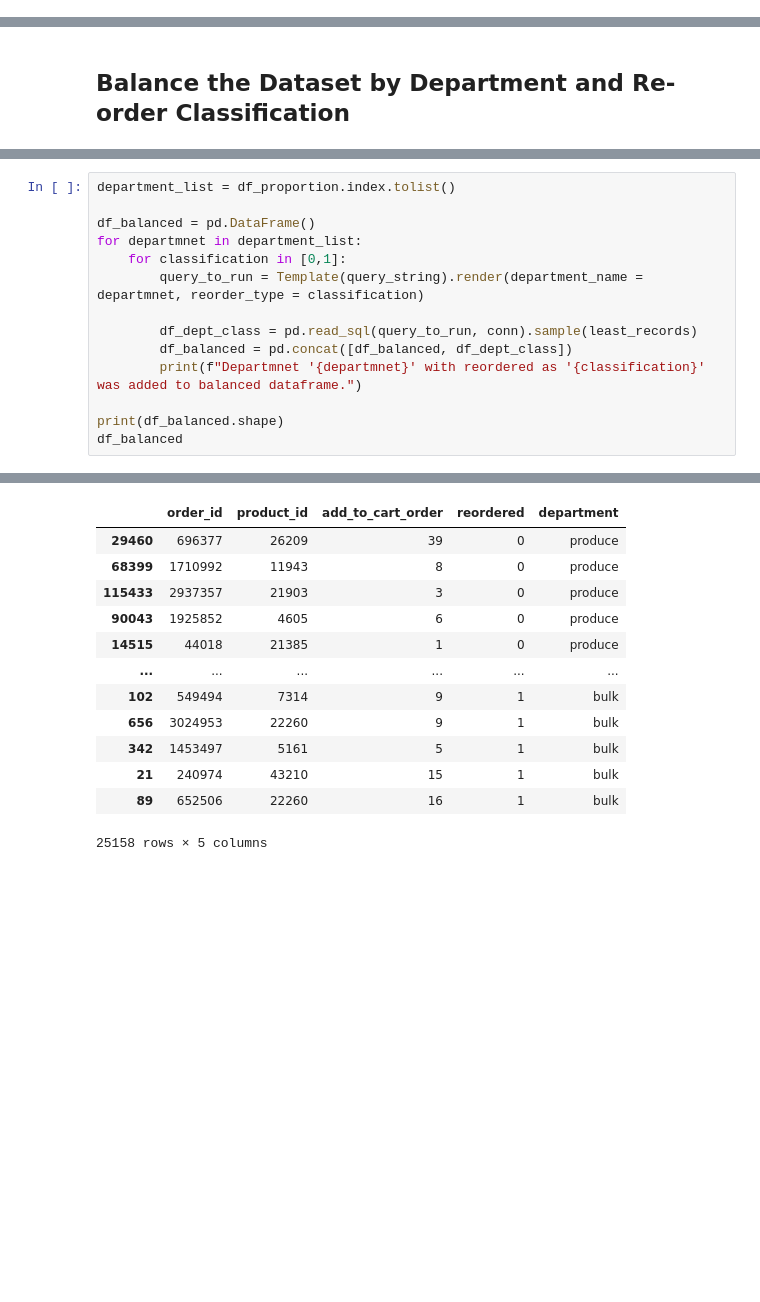
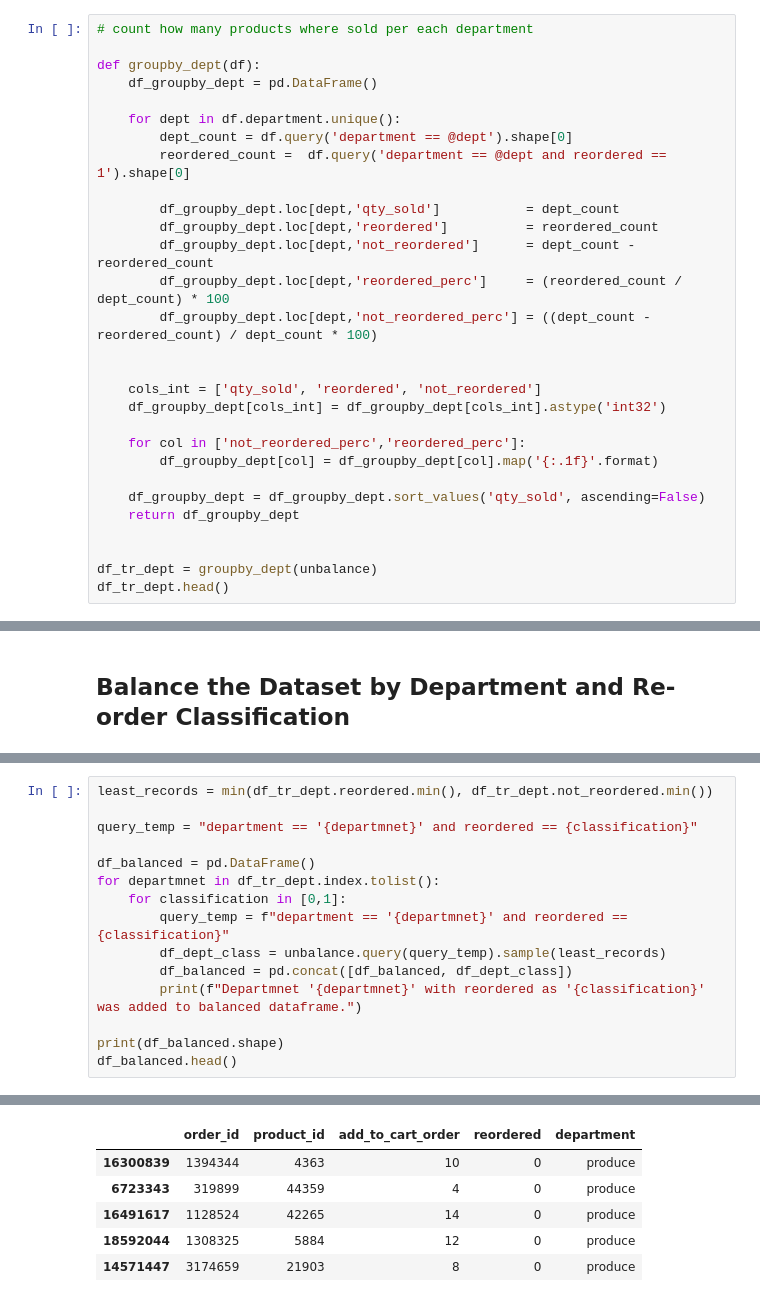
Before and after one commit to nimaamintaghavi/ProductReorderAIModel, a Jupyter notebook: 03_BalanceData.ipynb, the cells around one changed output, grey strips where cells are left out. Cells and saved outputs as stored; diff of their text form; blank space fills up the shorter version.

```diff
--- a/03_BalanceData.ipynb
+++ b/03_BalanceData.ipynb
@@ -91,0 +98,29 @@ df_proportion[proportion_cols]
+# %%
+# count how many products where sold per each department
+
+def groupby_dept(df):
+    df_groupby_dept = pd.DataFrame()
+
+    for dept in df.department.unique():
+        dept_count = df.query('department == @dept').shape[0]
+        reordered_count =  df.query('department == @dept and reordered == 1').shape[0]
+
+        df_groupby_dept.loc[dept,'qty_sold']           = dept_count
+        df_groupby_dept.loc[dept,'reordered']          = reordered_count
+        df_groupby_dept.loc[dept,'not_reordered']      = dept_count - reordered_count
+        df_groupby_dept.loc[dept,'reordered_perc']     = (reordered_count / dept_count) * 100
+        df_groupby_dept.loc[dept,'not_reordered_perc'] = ((dept_count - reordered_count) / dept_count * 100)
+
+
+    cols_int = ['qty_sold', 'reordered', 'not_reordered']
+    df_groupby_dept[cols_int] = df_groupby_dept[cols_int].astype('int32')
+
+    for col in ['not_reordered_perc','reordered_perc']:
+        df_groupby_dept[col] = df_groupby_dept[col].map('{:.1f}'.format)
+
+    df_groupby_dept = df_groupby_dept.sort_values('qty_sold', ascending=False)
+    return df_groupby_dept
+
+
+df_tr_dept = groupby_dept(unbalance)
+df_tr_dept.head()
@@ -157,17 +147,18 @@ WHERE
 # %%
-department_list = df_proportion.index.tolist()
+least_records = min(df_tr_dept.reordered.min(), df_tr_dept.not_reordered.min())
+
+query_temp = "department == '{departmnet}' and reordered == {classification}"
 
 df_balanced = pd.DataFrame()
-for departmnet in department_list:
+for departmnet in df_tr_dept.index.tolist():
     for classification in [0,1]:
-        query_to_run = Template(query_string).render(department_name = departmnet, reorder_type = classification)
-
-        df_dept_class = pd.read_sql(query_to_run, conn).sample(least_records)
+        query_temp = f"department == '{departmnet}' and reordered == {classification}"
+        df_dept_class = unbalance.query(query_temp).sample(least_records)
         df_balanced = pd.concat([df_balanced, df_dept_class])
         print(f"Departmnet '{departmnet}' with reordered as '{classification}' was added to balanced dataframe.")
 
 print(df_balanced.shape)
-df_balanced
+df_balanced.head()
 # %% [output]
 Departmnet 'produce' with reordered as '0' was added to balanced dataframe.
 Departmnet 'produce' with reordered as '1' was added to balanced dataframe.
@@ -189,13 +180,6 @@ Departmnet 'bulk' with reordered as '1' was added to balanced dataframe.
 |  | order_id | product_id | add_to_cart_order | reordered | department |
-| 29460 | 696377 | 26209 | 39 | 0 | produce |
-| 68399 | 1710992 | 11943 | 8 | 0 | produce |
-| 115433 | 2937357 | 21903 | 3 | 0 | produce |
-| 90043 | 1925852 | 4605 | 6 | 0 | produce |
-| 14515 | 44018 | 21385 | 1 | 0 | produce |
-| ... | ... | ... | ... | ... | ... |
-| 102 | 549494 | 7314 | 9 | 1 | bulk |
-| 656 | 3024953 | 22260 | 9 | 1 | bulk |
-| 342 | 1453497 | 5161 | 5 | 1 | bulk |
-| 21 | 240974 | 43210 | 15 | 1 | bulk |
-| 89 | 652506 | 22260 | 16 | 1 | bulk |
+| 16300839 | 1394344 | 4363 | 10 | 0 | produce |
+| 6723343 | 319899 | 44359 | 4 | 0 | produce |
+| 16491617 | 1128524 | 42265 | 14 | 0 | produce |
+| 18592044 | 1308325 | 5884 | 12 | 0 | produce |
+| 14571447 | 3174659 | 21903 | 8 | 0 | produce |
-25158 rows × 5 columns
```
Also changed, not shown: parts of 17 cells of this notebook, 4 other files.
